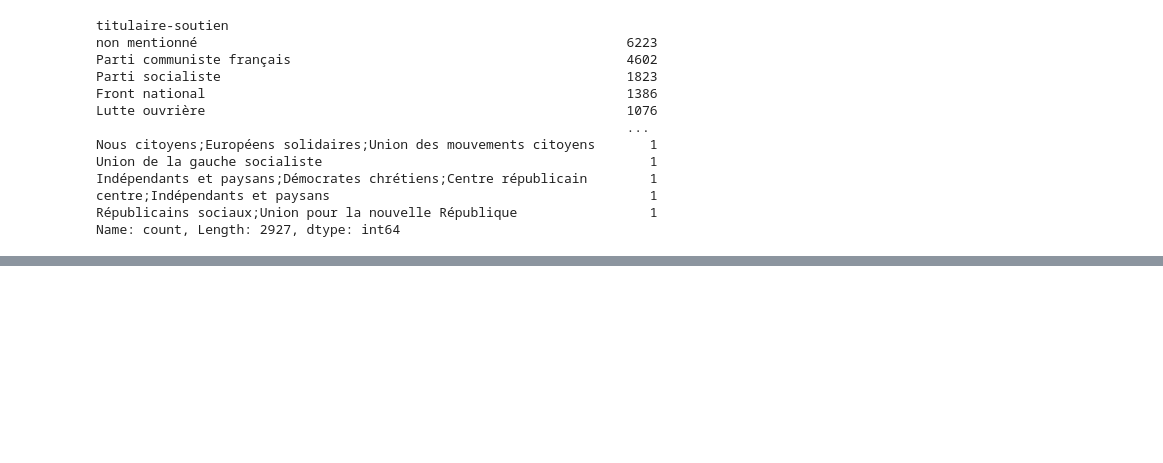
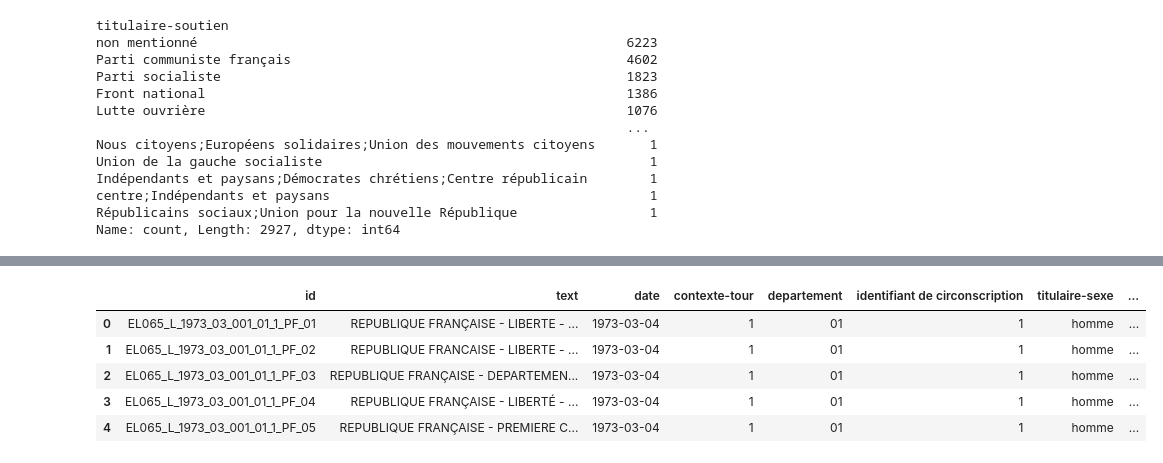
Before and after one commit to lecoqm/NLP, a Jupyter notebook: first_exploration_mathis.ipynb, the cells around one changed output, grey strips where cells are left out. Saved outputs shown, nothing was run; the diff lists cells and outputs as text; code cells hidden in the pictures; blank space fills up the shorter version.

Commit message:
pre-processing

```diff
--- a/first_exploration_mathis.ipynb
+++ b/first_exploration_mathis.ipynb
@@ -207,0 +311,32 @@ Name: count, Length: 2927, dtype: int64
+# %%
+from data_processing import build_processed_dataframe
+
+DEFAULT_TEXT_COLUMNS = [
+    "id",
+    "text",
+    "date",
+    "contexte-tour",
+    "departement",
+    "identifiant de circonscription",
+    "titulaire-sexe",
+    "titulaire-mandat-en-cours",
+    "titulaire-mandat-passe",
+    "titulaire-soutien",
+]
+
+df = build_processed_dataframe(
+    base_dir="data",
+    candidate_file="archelect_search.csv",
+    selected_columns=DEFAULT_TEXT_COLUMNS,
+    soutien_mapping_csv="data/partis_correspondance.csv",
+    mandat_mapping_csv="data/mandats_correspondance.csv",
+)
+
+df.head()
+# %% [output]
+|  | id | text | date | contexte-tour | departement | identifiant de circonscription | titulaire-sexe | ... |
+| 0 | EL065_L_1973_03_001_01_1_PF_01 | REPUBLIQUE FRANÇAISE - LIBERTE - ... | 1973-03-04 | 1 | 01 | 1 | homme | ... |
+| 1 | EL065_L_1973_03_001_01_1_PF_02 | REPUBLIQUE FRANCAISE - LIBERTE - ... | 1973-03-04 | 1 | 01 | 1 | homme | ... |
+| 2 | EL065_L_1973_03_001_01_1_PF_03 | REPUBLIQUE FRANÇAISE - DEPARTEMEN... | 1973-03-04 | 1 | 01 | 1 | homme | ... |
+| 3 | EL065_L_1973_03_001_01_1_PF_04 | REPUBLIQUE FRANÇAISE - LIBERTÉ - ... | 1973-03-04 | 1 | 01 | 1 | homme | ... |
+| 4 | EL065_L_1973_03_001_01_1_PF_05 | REPUBLIQUE FRANÇAISE - PREMIERE C... | 1973-03-04 | 1 | 01 | 1 | homme | ... |
```
Also changed, not shown: parts of 7 cells of this notebook, 4 other files.
